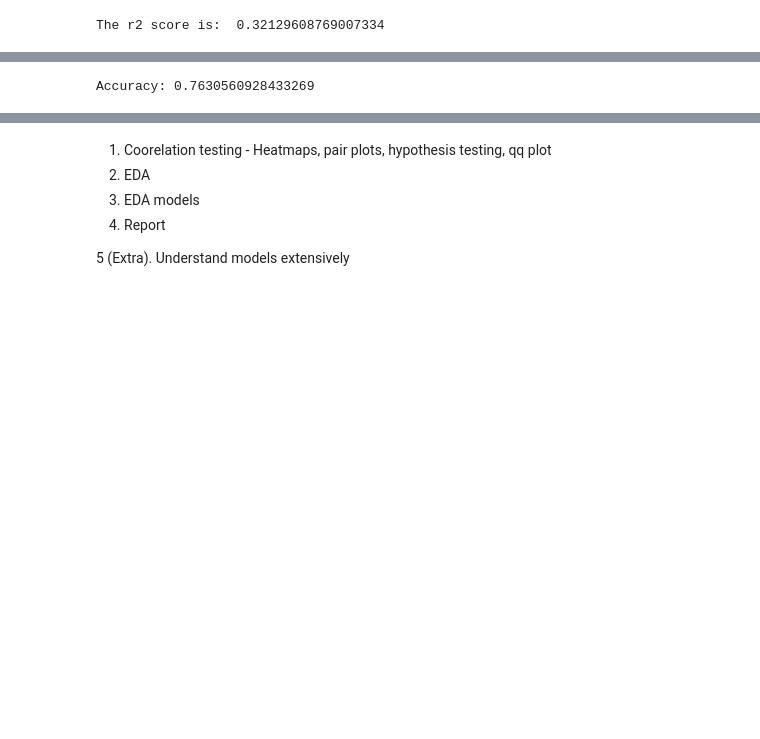
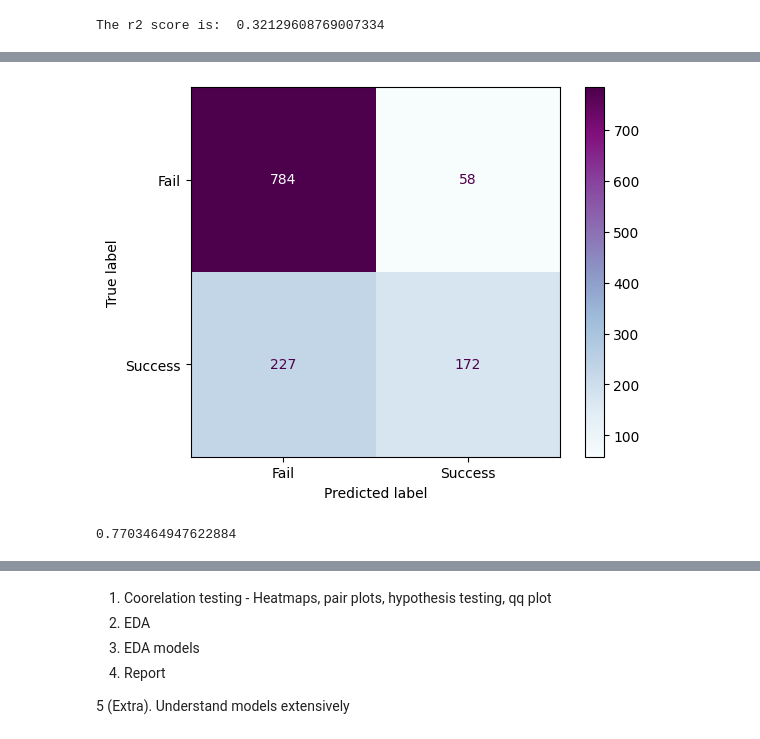
Before and after one commit to MyronTadros/DataScienceProject, a Jupyter notebook: notebook.ipynb, the cells around one changed output, grey strips where cells are left out. Cells and saved outputs as stored; diff of their text form; code cells hidden in the pictures; blank space fills up the shorter version.

```diff
--- a/notebook.ipynb
+++ b/notebook.ipynb
@@ -742,28 +688,17 @@ array([False, False, False, ...,  True,  True,  True])
-# %%
-import numpy as np
-import pandas as pd
-from sklearn.model_selection import train_test_split
-from sklearn.preprocessing import StandardScaler
-from sklearn.svm import SVC
-from sklearn.metrics import accuracy_score
-
-X_train, X_test, y_train, y_test = train_test_split(X, y, test_size=0.25, random_state=42)
-
-
-scaler = StandardScaler()
-X_train_scaled = scaler.fit_transform(X_train)
-X_test_scaled = scaler.transform(X_test)
-
-
-svm_model = SVC(kernel='rbf', probability=True)
-
-svm_model.fit(X_train_scaled, y_train)
-
-
-y_pred = svm_model.predict(X_test_scaled)
-
-# Evaluate the model
-accuracy = accuracy_score(y_test, y_pred)
-print("Accuracy:", accuracy)
-# %% [output]
-Accuracy: 0.7630560928433269
+# %%
+
+
+
+model = LogisticRegression(random_state=0,C=0.01,fit_intercept=True)
+model.fit(X_train_norm, y_train)
+
+y_pred = model.predict(X_test_norm)
+cm = confusion_matrix(y_test, y_pred)
+cm_display = ConfusionMatrixDisplay(confusion_matrix = cm, display_labels = ["Fail", "Success"],)
+cm_display.plot(cmap = "BuPu")
+plt.show()
+
+print(model.score(X_test_norm, y_test))
+# %% [output]
+[figure, added]
+0.7703464947622884
```
Also changed, not shown: parts of 21 cells of this notebook.
